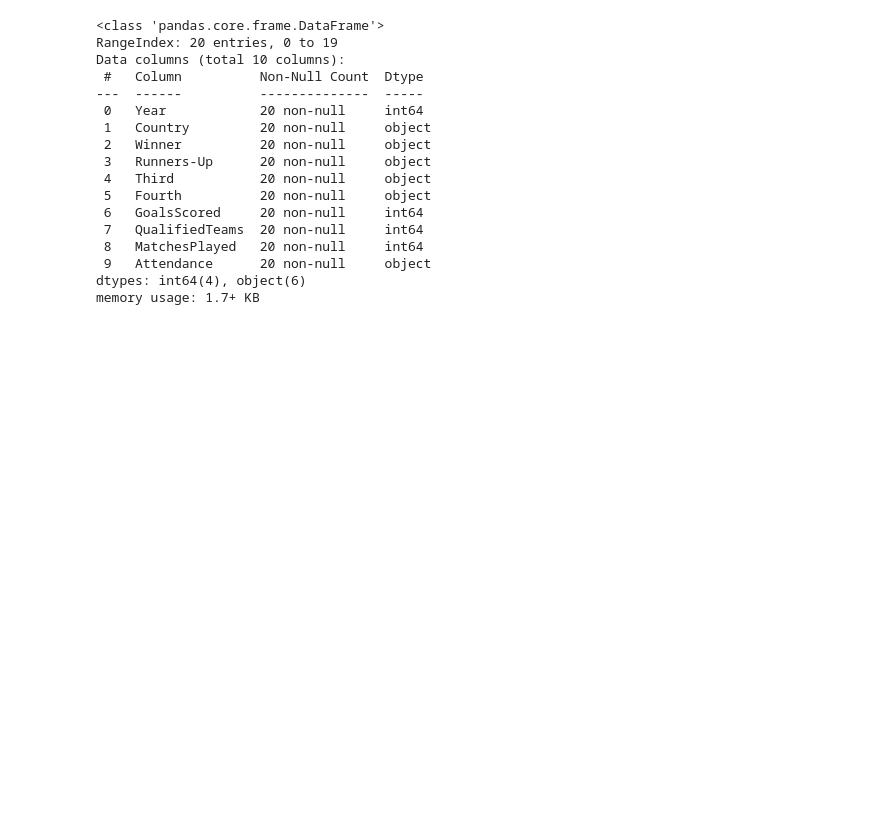
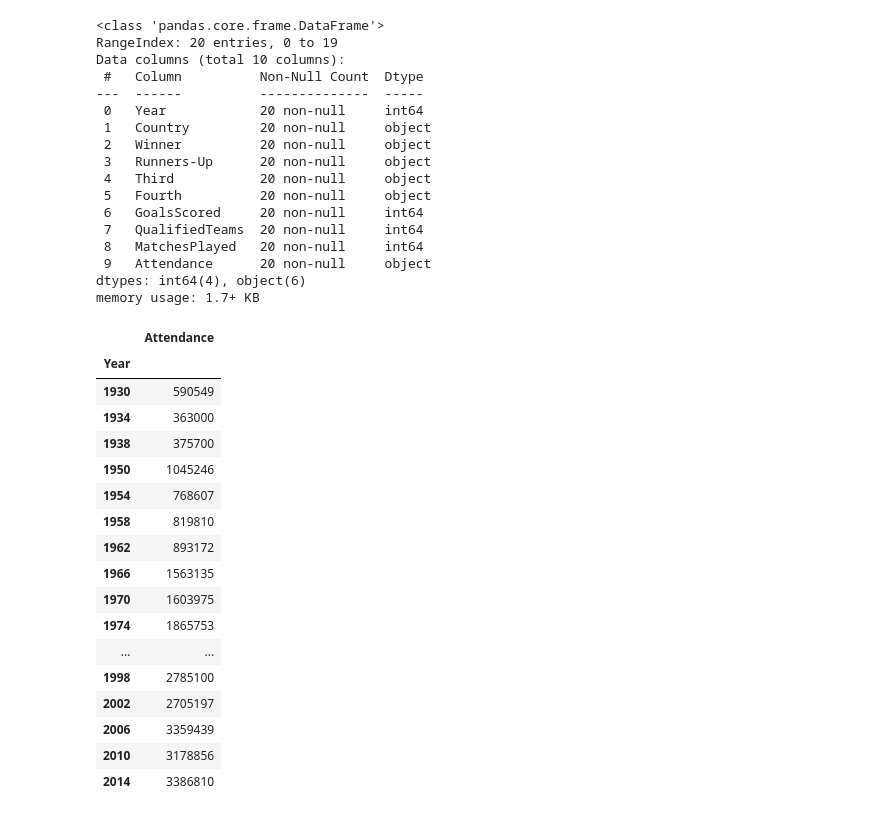
Before and after one commit to akt006/Fifa_World_Cup_Prediction, a Jupyter notebook: Fifa_Analysis/1_EDA.ipynb, the cells around one changed output. Saved outputs shown, nothing was run; the diff lists cells and outputs as text; code cells hidden in the pictures; blank space fills up the shorter version.

```diff
--- a/Fifa_Analysis/1_EDA.ipynb
+++ b/Fifa_Analysis/1_EDA.ipynb
@@ -26,0 +64,21 @@ memory usage: 1.7+ KB
+# %%
+attendance_trend
+# %% [output]
+|  | Attendance |
+| Year |  |
+| 1930 | 590549 |
+| 1934 | 363000 |
+| 1938 | 375700 |
+| 1950 | 1045246 |
+| 1954 | 768607 |
+| 1958 | 819810 |
+| 1962 | 893172 |
+| 1966 | 1563135 |
+| 1970 | 1603975 |
+| 1974 | 1865753 |
+| ... | ... |
+| 1998 | 2785100 |
+| 2002 | 2705197 |
+| 2006 | 3359439 |
+| 2010 | 3178856 |
+| 2014 | 3386810 |
```
Also changed, not shown: parts of 6 cells of this notebook, 3 other files.
